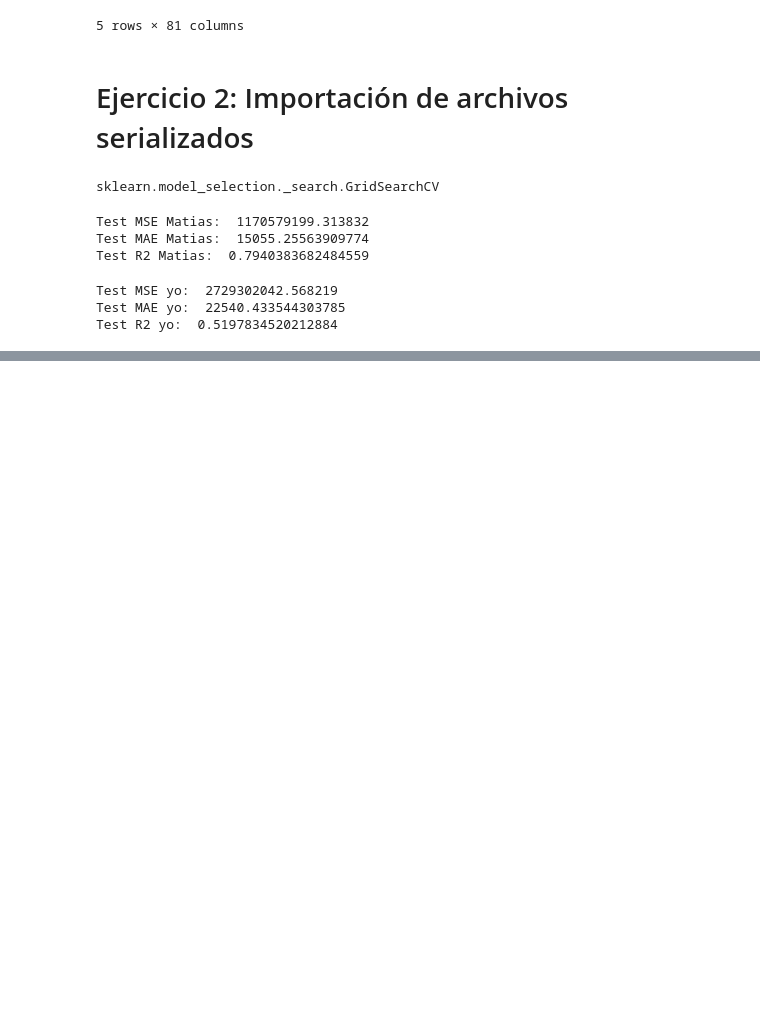
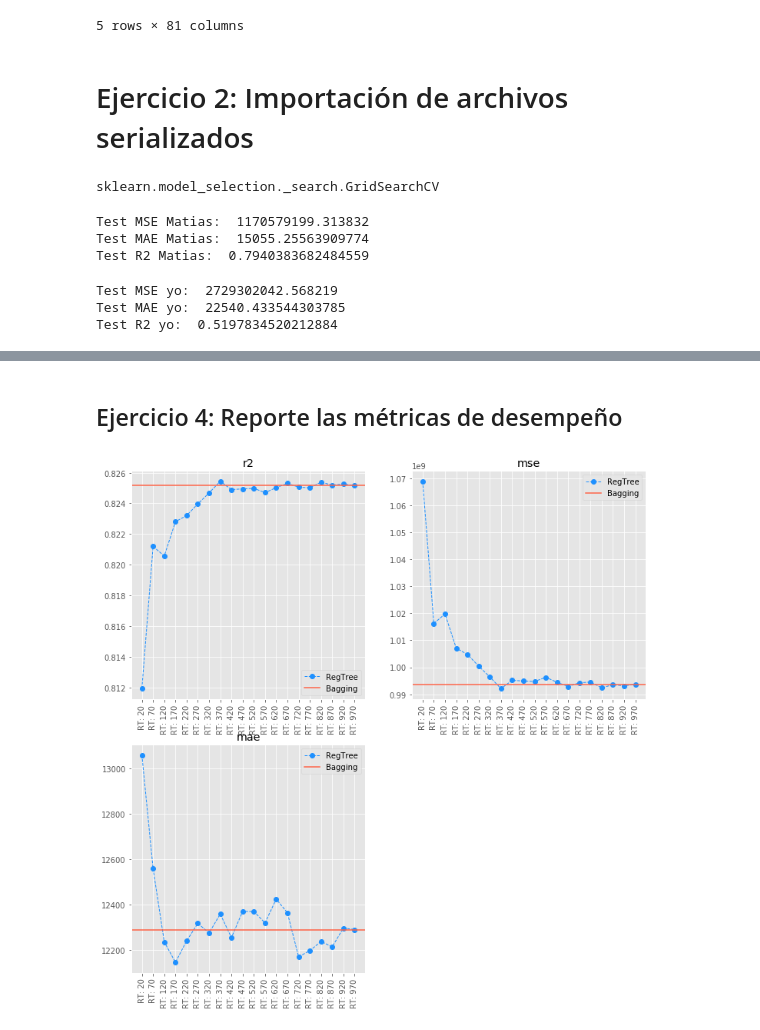
Before and after one commit to Eddonofuture/DSDesafLatam, a Jupyter notebook: Desaf8/Desafío - Random Forest.ipynb, the cells around one changed output, grey strips where cells are left out. Cells and saved outputs as stored; diff of their text form; code cells hidden in the pictures; blank space fills up the shorter version.

```diff
--- a/Desaf8/Desafío - Random Forest.ipynb
+++ b/Desaf8/Desafío - Random Forest.ipynb
@@ -71,0 +84,2 @@ ModuleNotFoundError: No module named 'sklearn.ensemble.RandomForest'
+# %% [markdown]
+## Ejercicio 4: Reporte las métricas de desempeño
@@ -71,0 +88,31 @@ ModuleNotFoundError: No module named 'sklearn.ensemble.RandomForest'
+# %%
+tmp_mse_test , tmp_mae_test, tmp_r2_test = [] , [], []
+
+n_tree = range(20,1000,50)
+
+for i in n_tree:
+    tmp_bad_model = BaggingRegressor(n_estimators=i, random_state=11238).fit(X_train, y_train)
+    tmp_mse_test.append(mean_squared_error(y_test,tmp_bad_model.predict(X_test)))
+    tmp_mae_test.append(median_absolute_error(y_test,tmp_bad_model.predict(X_test)))
+    tmp_r2_test.append(r2_score(y_test,tmp_bad_model.predict(X_test)))
+# %%
+params = [[1, tmp_r2_test, r2_score(y_test,tmp_bad_model.predict(X_test)), 'r2'],
+          [2, tmp_mse_test, mean_squared_error(y_test,tmp_bad_model.predict(X_test)), 'mse'],
+          [3, tmp_mae_test, median_absolute_error(y_test,tmp_bad_model.predict(X_test)), 'mae']]
+# %%
+def plot_bagging_behavior( scores, metric,  n_sims):
+    tmp_x_range = ['RT: {}'.format(i) for i in n_sims]
+    plt.plot(scores, 'o--', lw=1,color='dodgerblue', label=r'RegTree')
+    plt.axhline(metric,color='tomato', label=r'Bagging')
+    plt.xticks(range(len(tmp_x_range)),tmp_x_range, rotation=90)
+    plt.legend();
+# %%
+plt.figure(figsize=(12,12))
+
+for i in params:
+    plt.subplot(2,2,i[0])
+    plot_bagging_behavior(i[1],i[2], n_tree)
+    plt.title(str(i[3]))
+    plt.tight_layout
+# %% [output]
+[figure, added]
```
Also changed, not shown: parts of 7 cells of this notebook.
